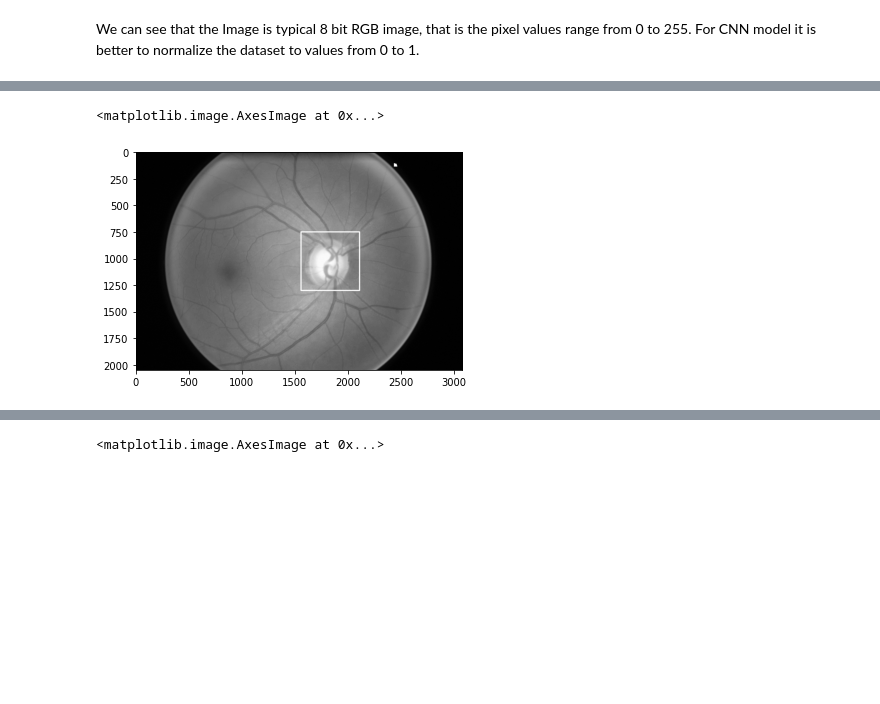
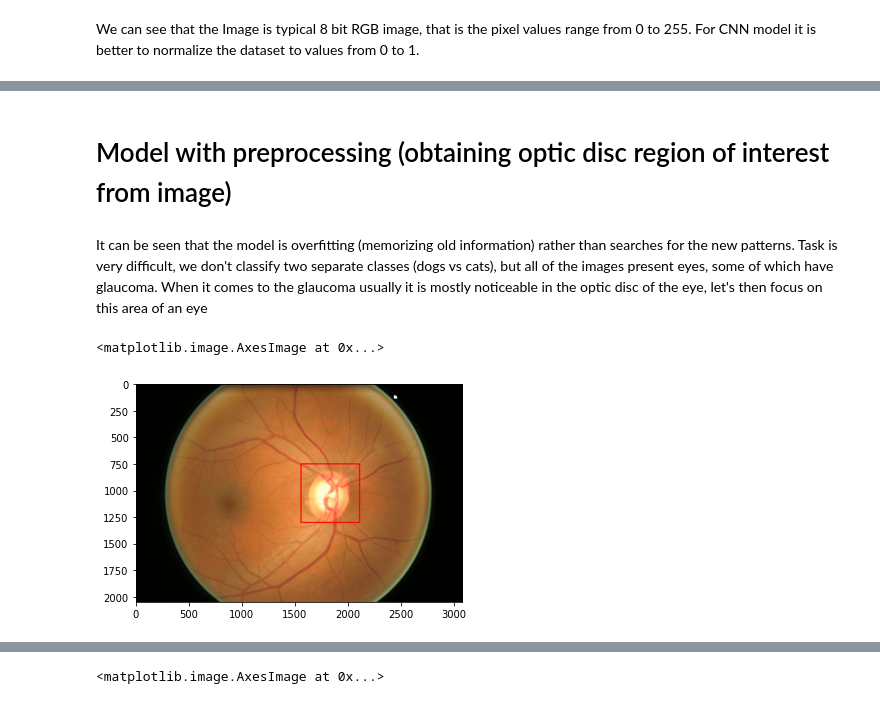
Before and after one commit to WojciechMojsiejuk/GlaucomaDetection, a Jupyter notebook: glaucoma_recognition.ipynb, the cells around one changed output, grey strips where cells are left out. Saved outputs shown, nothing was run; the diff lists cells and outputs as text; code cells hidden in the pictures; blank space fills up the shorter version.

```diff
--- a/glaucoma_recognition.ipynb
+++ b/glaucoma_recognition.ipynb
@@ -271,3 +533,7 @@ plt.show()
+# %% [markdown]
+# Model with preprocessing (obtaining optic disc region of interest from image)
+# %% [markdown]
+It can be seen that the model is overfitting (memorizing old information) rather than searches for the new patterns. Task is very difficult, we don't classify two separate classes (dogs vs cats), but all of the images present eyes, some of which have glaucoma. When it comes to the glaucoma usually it is mostly noticeable in the optic disc of the eye, let's then focus on this area of an eye
 # %%
 import cv2 as cv
 import os
@@ -275,12 +541,12 @@ import matplotlib.pyplot as plt
 img_path = '/content/gdrive/MyDrive/MachineLearning/dataset/Fundus_Train_Val_Data/Fundus_Scanes_Sorted/Train/Glaucoma_Negative'
 # %%
 i_p = os.path.join(img_path,'001.jpg')
-img = cv.imread(i_p, 0)
+img = cv.imread(i_p)[:,:,::-1]
 im = img.copy()
 cv.rectangle(im,(1550,750),(2100,1300), 255, 10)
-plt.imshow(im, cmap='gray')
+plt.imshow(im)
 # %% [output]
 <matplotlib.image.AxesImage at 0x...>
-[figure, old version]
+[figure, new version]
 # %%
 import numpy as np
```
Also changed, not shown: parts of 60 cells of this notebook.
